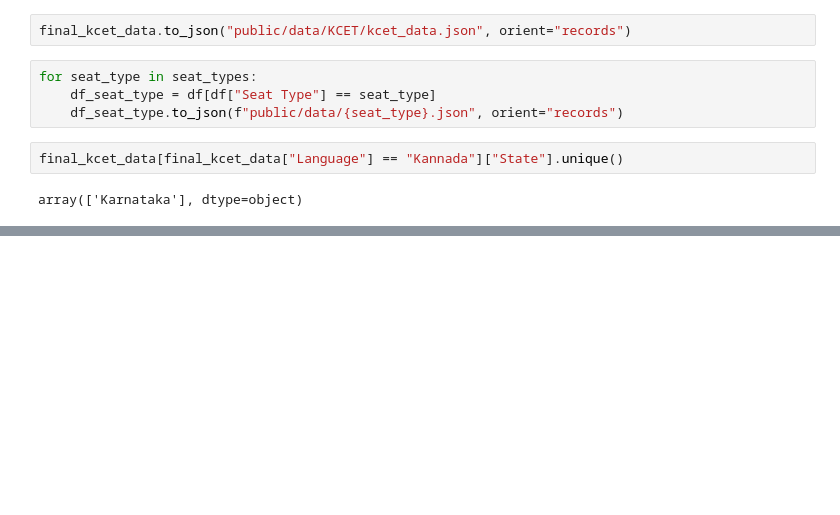
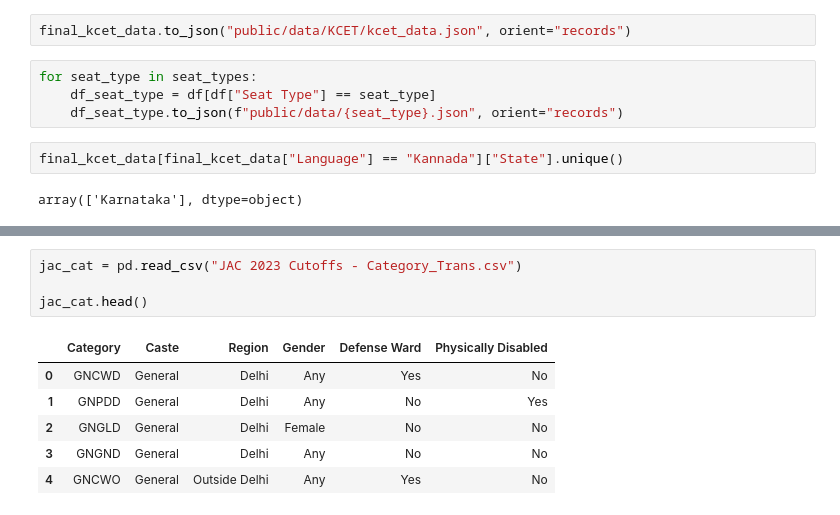
Before and after one commit to avantifellows/college-predictor, a Jupyter notebook: college_split.ipynb, the cells around one changed output, grey strips where cells are left out. Cells and saved outputs as stored; diff of their text form; blank space fills up the shorter version.

```diff
--- a/college_split.ipynb
+++ b/college_split.ipynb
@@ -533,0 +546,11 @@ array(['Karnataka'], dtype=object)
+# %%
+jac_cat = pd.read_csv("JAC 2023 Cutoffs - Category_Trans.csv")
+
+jac_cat.head()
+# %% [output]
+|  | Category | Caste | Region | Gender | Defense Ward | Physically Disabled |
+| 0 | GNCWD | General | Delhi | Any | Yes | No |
+| 1 | GNPDD | General | Delhi | Any | No | Yes |
+| 2 | GNGLD | General | Delhi | Female | No | No |
+| 3 | GNGND | General | Delhi | Any | No | No |
+| 4 | GNCWO | General | Outside Delhi | Any | Yes | No |
```
Also changed, not shown: parts of 6 cells of this notebook, 5 other files.
